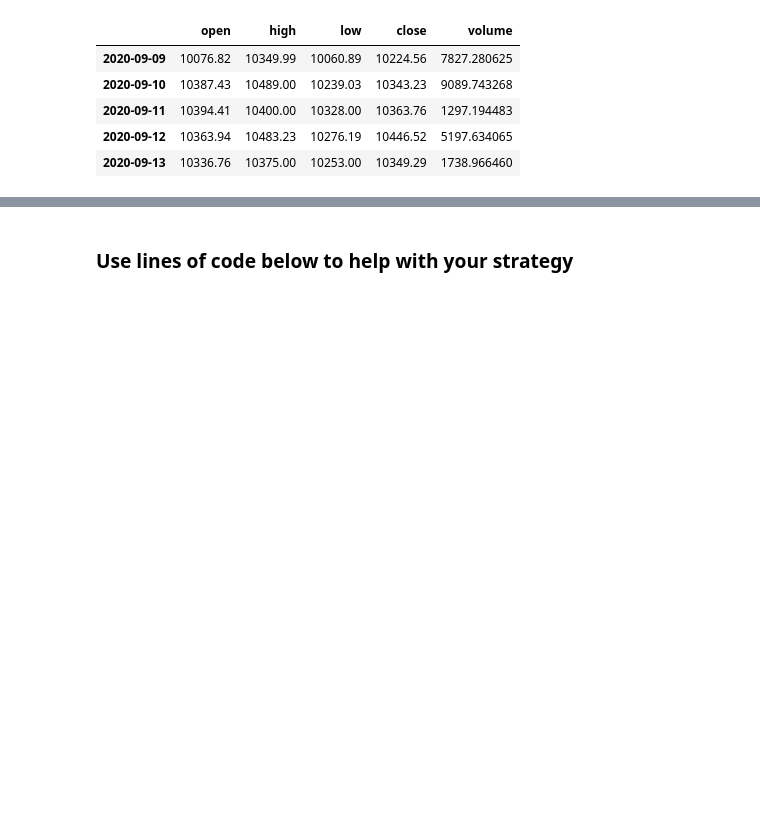
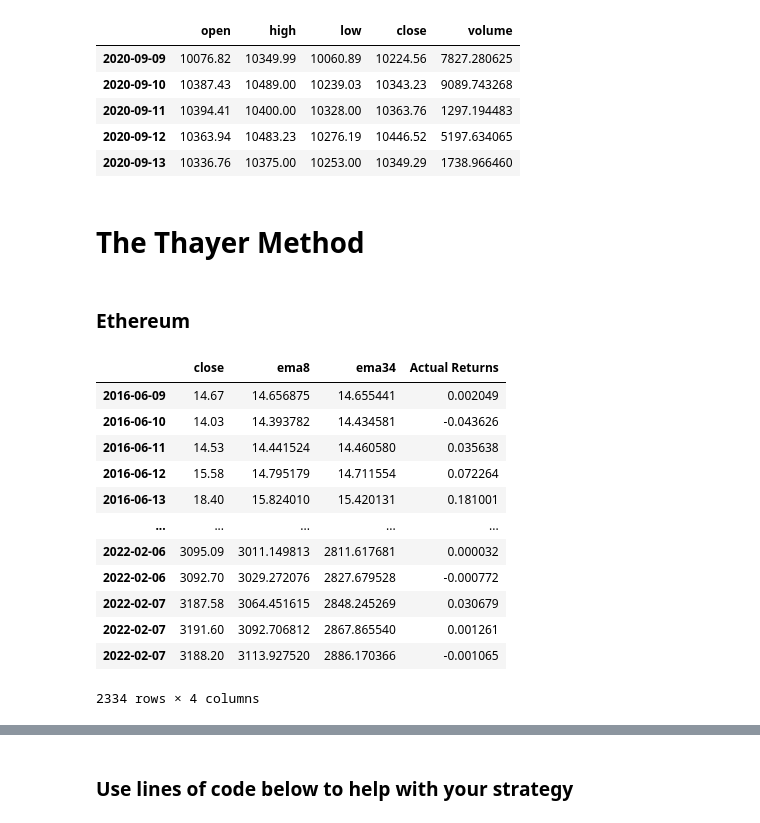
Before and after one commit to baigal17/Project--2-, a Jupyter notebook: Code/Original Data.ipynb, the cells around one changed output, grey strips where cells are left out. Drawn from its saved outputs; the diff is of its cells as text; code cells hidden in the pictures; blank space fills up the shorter version.

```diff
--- a/Code/Original Data.ipynb
+++ b/Code/Original Data.ipynb
@@ -179,3 +184,30 @@ display(btc_testing_dates.head())
 | 2020-09-11 | 10394.41 | 10400.00 | 10328.00 | 10363.76 | 1297.194483 |
 | 2020-09-12 | 10363.94 | 10483.23 | 10276.19 | 10446.52 | 5197.634065 |
 | 2020-09-13 | 10336.76 | 10375.00 | 10253.00 | 10349.29 | 1738.966460 |
+# %% [markdown]
+# The Thayer Method
+# %% [markdown]
+### Ethereum
+# %%
+eth_prices_df["ema8"] = TA.EMA(eth_prices_df, 8) #Exponential Moving Average
+eth_prices_df["ema34"] = TA.EMA(eth_prices_df, 34) #Exponential Moving Average
+# %%
+eth_signals = eth_prices_df.drop(columns = ['open', 'high', 'low','volume'])
+eth_signals["Actual Returns"] = eth_signals["close"].pct_change()
+eth_signals= eth_signals.dropna()
+
+eth_signals
+# %% [output]
+|  | close | ema8 | ema34 | Actual Returns |
+| 2016-06-09 | 14.67 | 14.656875 | 14.655441 | 0.002049 |
+| 2016-06-10 | 14.03 | 14.393782 | 14.434581 | -0.043626 |
+| 2016-06-11 | 14.53 | 14.441524 | 14.460580 | 0.035638 |
+| 2016-06-12 | 15.58 | 14.795179 | 14.711554 | 0.072264 |
+| 2016-06-13 | 18.40 | 15.824010 | 15.420131 | 0.181001 |
+| ... | ... | ... | ... | ... |
+| 2022-02-06 | 3095.09 | 3011.149813 | 2811.617681 | 0.000032 |
+| 2022-02-06 | 3092.70 | 3029.272076 | 2827.679528 | -0.000772 |
+| 2022-02-07 | 3187.58 | 3064.451615 | 2848.245269 | 0.030679 |
+| 2022-02-07 | 3191.60 | 3092.706812 | 2867.865540 | 0.001261 |
+| 2022-02-07 | 3188.20 | 3113.927520 | 2886.170366 | -0.001065 |
+2334 rows × 4 columns
```
Also changed, not shown: parts of 17 cells of this notebook, 1 other file.
